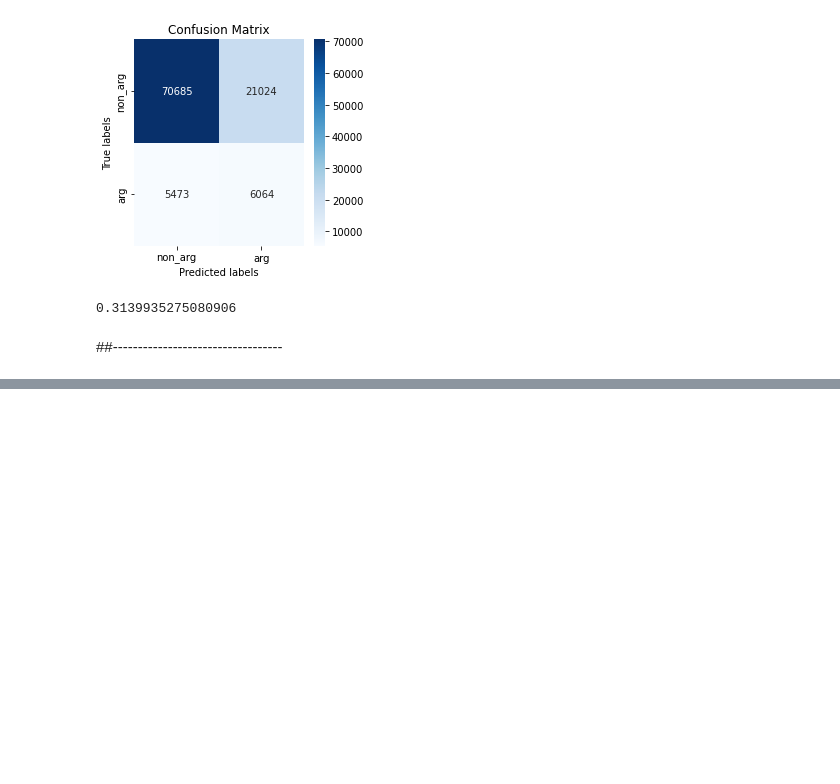
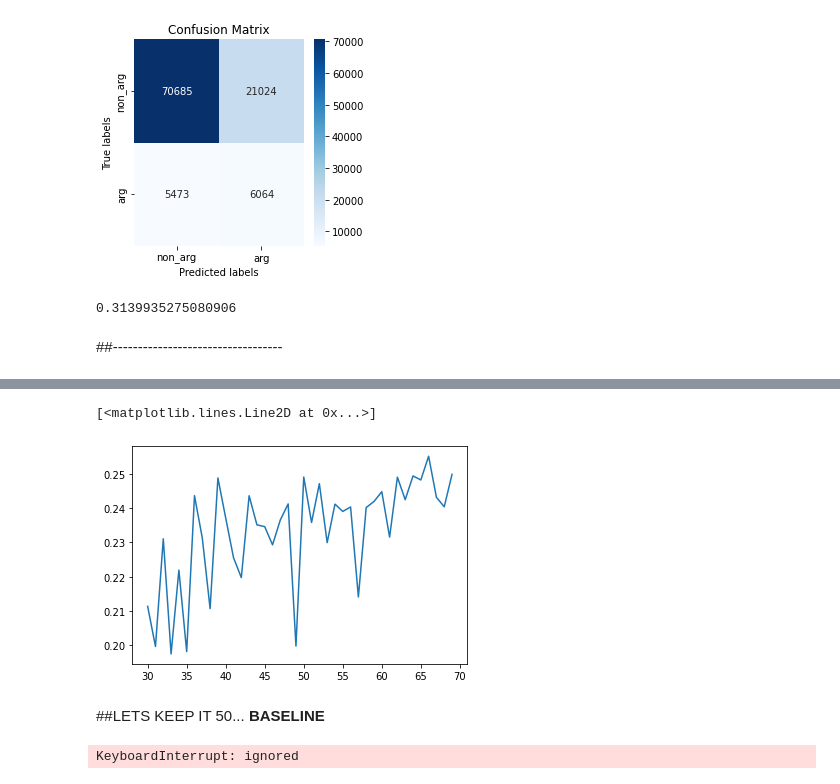
Before and after one commit to hasan-sh/advanced-nlp, a Jupyter notebook: Firstmodel_baseline.ipynb, the cells around one changed output, grey strips where cells are left out. Drawn from its saved outputs; the diff is of its cells as text; code cells hidden in the pictures; blank space fills up the shorter version.

```diff
--- a/Firstmodel_baseline.ipynb
+++ b/Firstmodel_baseline.ipynb
@@ -870,0 +723,31 @@ dataset.shape
+# %%
+plt.plot(nr_col,f1_ss)
+# %% [output]
+[<matplotlib.lines.Line2D at 0x...>]
+[figure, added]
+# %% [markdown]
+##LETS KEEP IT 50... **BASELINE**
+# %%
+train_df=train[['token','target']] #BECAUSE ITS BASELINE
+test_df=test[['token','target']]
+
+
+train_df=downsample(train_df,820000)
+train_df.reset_index(inplace=True) #necessary after the down sample
+
+
+
+train_tokens,test_tokens = vectorize_hash_token(train_df.token,test_df.token)
+
+#here you do all the shit with the other features
+
+X_train=pd.concat([train_tokens,train_df['target']],axis=1) #here you concat with all the shit
+X_test=pd.concat([test_tokens,test_df['target']],axis=1)
+
+
+#this is the last thing to do as you want your helper to have all teh features and make better helping predicitons
+helper_train,helper_test=get_helper1(X_train,X_test)
+X_train['helper1']=helper_train
+X_test['helper1']=helper_test
+# %% [output]
+KeyboardInterrupt: ignored
```
Also changed, not shown: parts of 63 cells of this notebook.
